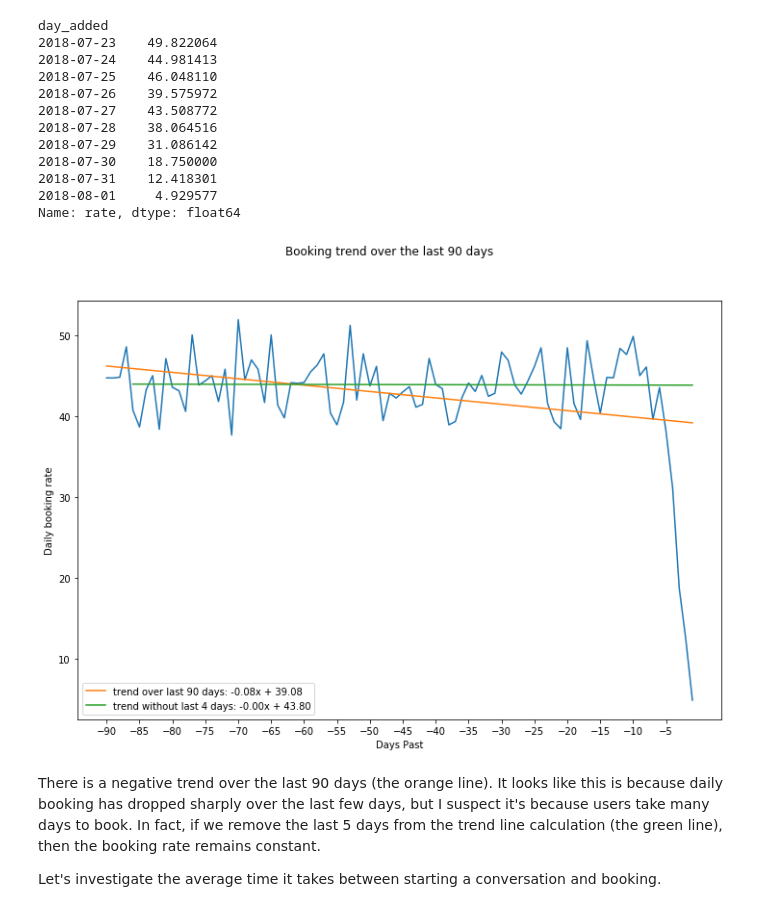
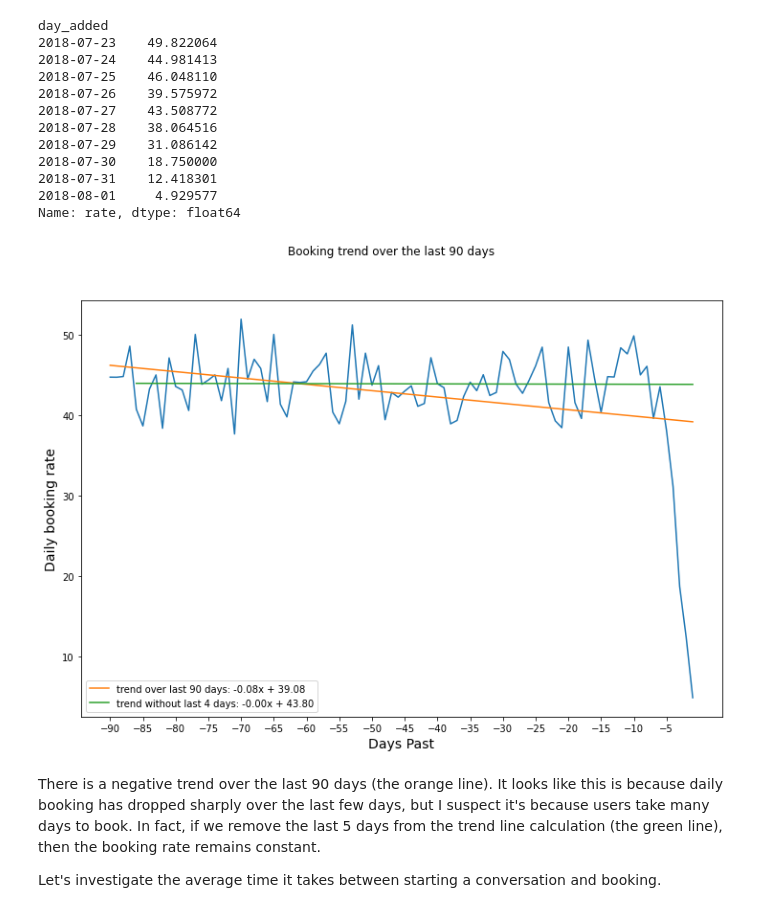
Before and after one commit to michellehoog/rover-sales-analysis, a Jupyter notebook: notebooks/rover_analysis.ipynb, the cells around one changed output. Saved outputs shown, nothing was run; the diff lists cells and outputs as text; code cells hidden in the pictures.

```diff
--- a/notebooks/rover_analysis.ipynb
+++ b/notebooks/rover_analysis.ipynb
@@ -218,34 +248,34 @@ Name: rate, dtype: float64
 # %%
 #keep datetime consistent between pandas and matplotlib
 register_matplotlib_converters()
 
 def create_reg_params(y):
     x = np.arange(-len(y),0)
     m, b = np.polyfit(x, y, 1)
     return x,m,b
 
 def create_trendplot(fig, ax):
     x1, m1, b1 = create_reg_params(last_90_days["rate"])
     x2, m2, b2 = create_reg_params(last_90_days["rate"][:-4])
 
     fig.suptitle("Booking trend over the last 90 days")
 
-    ax.set_xlabel("Days Past")
-    ax.set_ylabel("Daily booking rate")
+    ax.set_xlabel("Days Past", size = 14)
+    ax.set_ylabel("Daily booking rate", size = 14)
     ax.set_xticks(np.arange(-90,0,5))
 
     ax.plot(x1, last_90_days.rate);
     ax.plot(x1, x1*m1 + b1, label = "trend over last 90 days: %.2fx + %.2f" %(m1,b1))
     ax.plot(x2, x2*m2+b2, label = "trend without last 4 days: %.2fx + %.2f" %(m2,b2))
 
     ax.legend()
     fig.show();
 
 fig, ax = plt.subplots(figsize = (12,8))
 create_trendplot(fig, ax)
 # calculate ave time to book
 # %% [output]
-[figure, old version]
+[figure, new version]
 # %% [markdown]
 There is a negative trend over the last 90 days (the orange line). It looks like this is because daily booking has dropped sharply over the last few days, but I suspect it's because users take many days to book. In fact, if we remove the last 5 days from the trend line calculation (the green line), then the booking rate remains constant.
 
```
Also changed, not shown: parts of 27 cells of this notebook, 2 other files.
